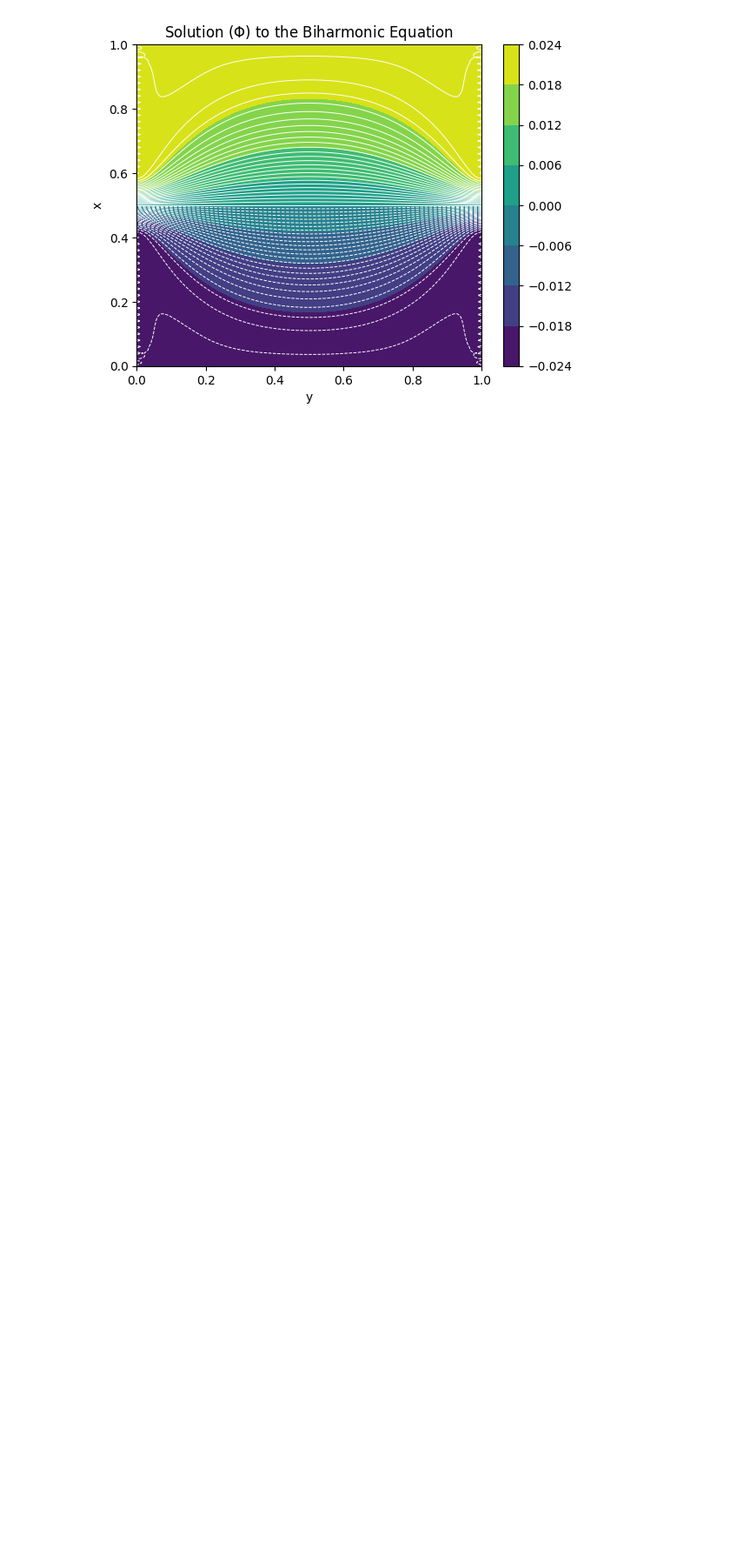
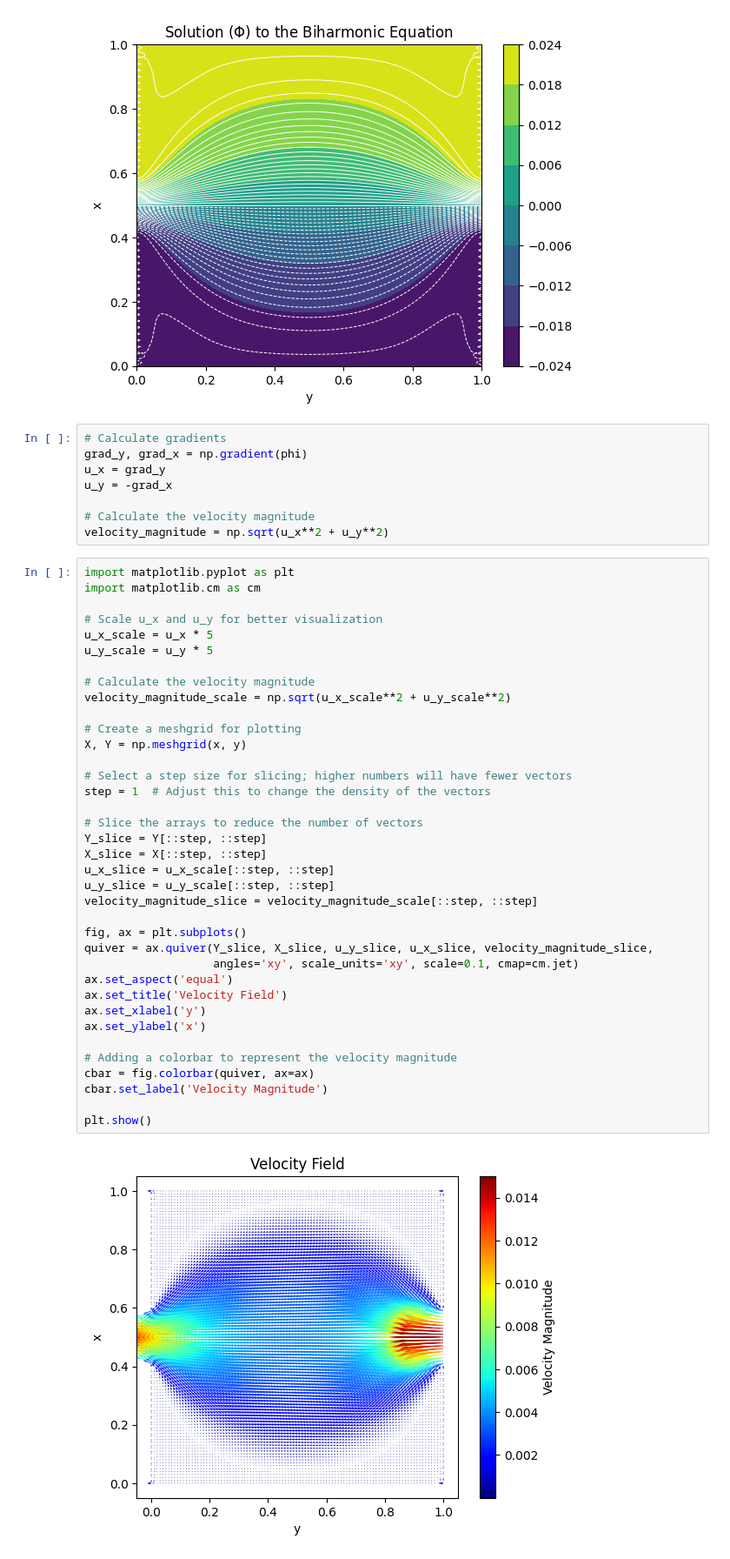
Before and after one commit to ScarlettJJJ/RS_Group1, a Jupyter notebook: Biharmonic Equation new.ipynb, the cells around one changed output. Shown at 87% size. Cells and saved outputs as stored; diff of their text form; blank space fills up the shorter version.

Commit message:
Velocity Field added

```diff
--- a/Biharmonic Equation new.ipynb
+++ b/Biharmonic Equation new.ipynb
@@ -501,3 +501,50 @@ plt.ylabel('x')
 plt.show()
 # %% [output]
 [figure]
+# %%
+# Calculate gradients
+grad_y, grad_x = np.gradient(phi)
+u_x = grad_y
+u_y = -grad_x
+
+# Calculate the velocity magnitude
+velocity_magnitude = np.sqrt(u_x**2 + u_y**2)
+# %%
+import matplotlib.pyplot as plt
+import matplotlib.cm as cm
+
+# Scale u_x and u_y for better visualization
+u_x_scale = u_x * 5
+u_y_scale = u_y * 5
+
+# Calculate the velocity magnitude
+velocity_magnitude_scale = np.sqrt(u_x_scale**2 + u_y_scale**2)
+
+# Create a meshgrid for plotting
+X, Y = np.meshgrid(x, y)
+
+# Select a step size for slicing; higher numbers will have fewer vectors
+step = 1  # Adjust this to change the density of the vectors
+
+# Slice the arrays to reduce the number of vectors
+Y_slice = Y[::step, ::step]
+X_slice = X[::step, ::step]
+u_x_slice = u_x_scale[::step, ::step]
+u_y_slice = u_y_scale[::step, ::step]
+velocity_magnitude_slice = velocity_magnitude_scale[::step, ::step]
+
+fig, ax = plt.subplots()
+quiver = ax.quiver(Y_slice, X_slice, u_y_slice, u_x_slice, velocity_magnitude_slice,
+                   angles='xy', scale_units='xy', scale=0.1, cmap=cm.jet)
+ax.set_aspect('equal')
+ax.set_title('Velocity Field')
+ax.set_xlabel('y')
+ax.set_ylabel('x')
+
+# Adding a colorbar to represent the velocity magnitude
+cbar = fig.colorbar(quiver, ax=ax)
+cbar.set_label('Velocity Magnitude')
+
+plt.show()
+# %% [output]
+[figure, added]
```
Also changed, not shown: parts of 1 cell of this notebook.
